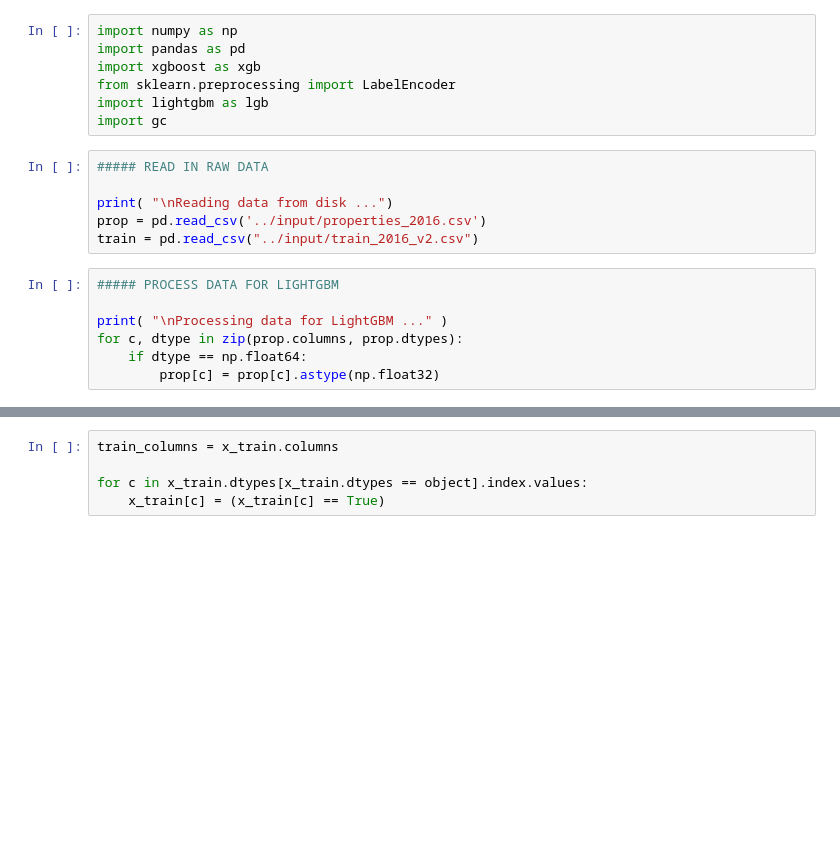
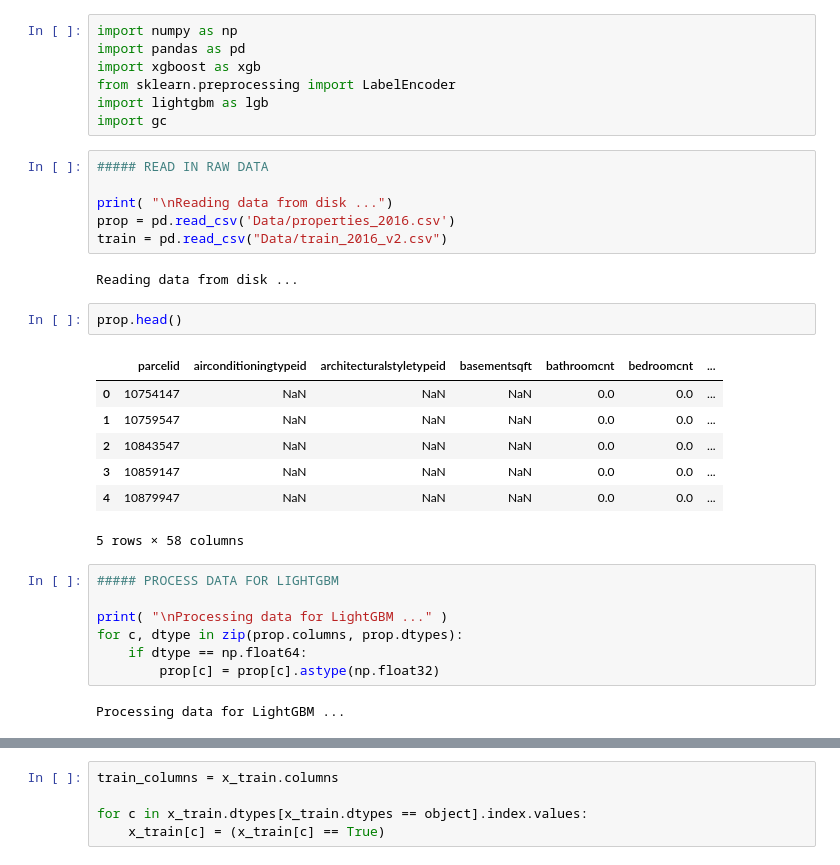
Before and after one commit to siskaj/zillow_home_value, a Jupyter notebook: LightGBM.ipynb, the cells around one changed output, grey strips where cells are left out. Drawn from its saved outputs; the diff is of its cells as text; blank space fills up the shorter version.

Commit message:
Upravy v LightGBM

```diff
--- a/LightGBM.ipynb
+++ b/LightGBM.ipynb
@@ -9,8 +9,20 @@ import gc
 ##### READ IN RAW DATA
 
 print( "\nReading data from disk ...")
-prop = pd.read_csv('../input/properties_2016.csv')
-train = pd.read_csv("../input/train_2016_v2.csv")
+prop = pd.read_csv('Data/properties_2016.csv')
+train = pd.read_csv("Data/train_2016_v2.csv")
+# %% [output]
+Reading data from disk ...
+# %%
+prop.head()
+# %% [output]
+|  | parcelid | airconditioningtypeid | architecturalstyletypeid | basementsqft | bathroomcnt | bedroomcnt | ... |
+| 0 | 10754147 | NaN | NaN | NaN | 0.0 | 0.0 | ... |
+| 1 | 10759547 | NaN | NaN | NaN | 0.0 | 0.0 | ... |
+| 2 | 10843547 | NaN | NaN | NaN | 0.0 | 0.0 | ... |
+| 3 | 10859147 | NaN | NaN | NaN | 0.0 | 0.0 | ... |
+| 4 | 10879947 | NaN | NaN | NaN | 0.0 | 0.0 | ... |
+5 rows × 58 columns
 # %%
 ##### PROCESS DATA FOR LIGHTGBM
 
@@ -18,3 +30,5 @@ print( "\nProcessing data for LightGBM ..." )
 for c, dtype in zip(prop.columns, prop.dtypes):
     if dtype == np.float64:
         prop[c] = prop[c].astype(np.float32)
+# %% [output]
+Processing data for LightGBM ...
```
Also changed, not shown: parts of 11 cells of this notebook.
